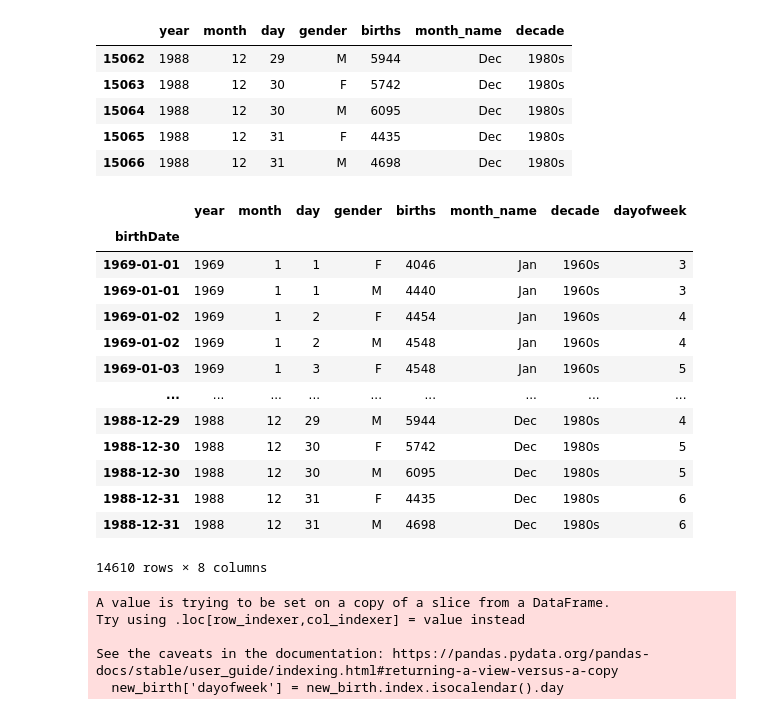
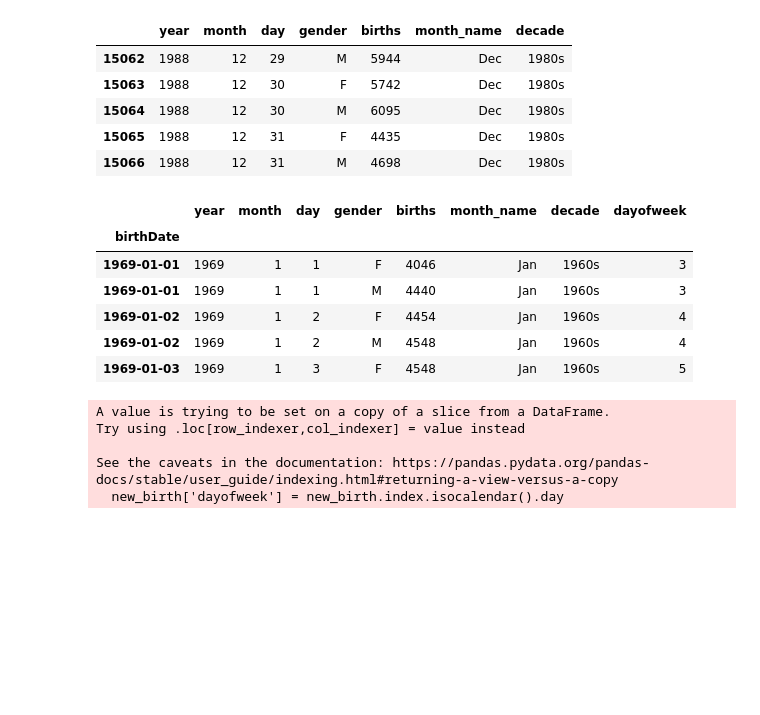
Before and after one commit to imabiodun/Birth_learn, a Jupyter notebook: birth_lernen.ipynb, the cells around one changed output. Cells and saved outputs as stored; diff of their text form; code cells hidden in the pictures; blank space fills up the shorter version.

```diff
--- a/birth_lernen.ipynb
+++ b/birth_lernen.ipynb
@@ -134,22 +134,15 @@ new_birth.tail()
 # %%
 new_birth.index=pd.to_datetime(10000*new_birth.year+100*new_birth.month+new_birth.day, format='%Y%m%d')
 # %%
-new_birth
+new_birth.head()
 # %% [output]
 |  | year | month | day | gender | births | month_name | decade | dayofweek |
 | birthDate |  |  |  |  |  |  |  |  |
 | 1969-01-01 | 1969 | 1 | 1 | F | 4046 | Jan | 1960s | 3 |
 | 1969-01-01 | 1969 | 1 | 1 | M | 4440 | Jan | 1960s | 3 |
 | 1969-01-02 | 1969 | 1 | 2 | F | 4454 | Jan | 1960s | 4 |
 | 1969-01-02 | 1969 | 1 | 2 | M | 4548 | Jan | 1960s | 4 |
 | 1969-01-03 | 1969 | 1 | 3 | F | 4548 | Jan | 1960s | 5 |
-| ... | ... | ... | ... | ... | ... | ... | ... | ... |
-| 1988-12-29 | 1988 | 12 | 29 | M | 5944 | Dec | 1980s | 4 |
-| 1988-12-30 | 1988 | 12 | 30 | F | 5742 | Dec | 1980s | 5 |
-| 1988-12-30 | 1988 | 12 | 30 | M | 6095 | Dec | 1980s | 5 |
-| 1988-12-31 | 1988 | 12 | 31 | F | 4435 | Dec | 1980s | 6 |
-| 1988-12-31 | 1988 | 12 | 31 | M | 4698 | Dec | 1980s | 6 |
-14610 rows × 8 columns
 # %%
 new_birth['dayofweek'] = new_birth.index.isocalendar().day
 # week = new_birth.index.isocalendar().weekday
```
